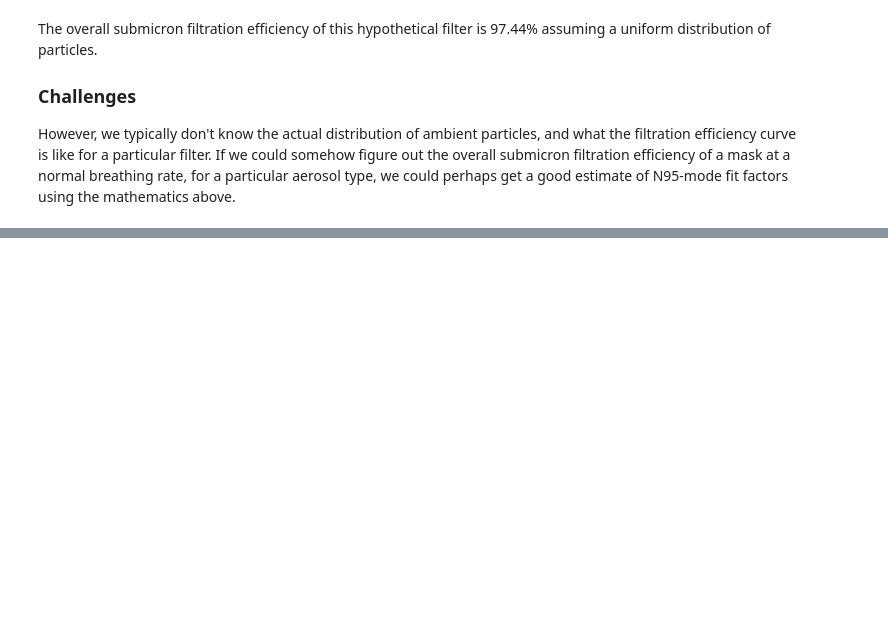
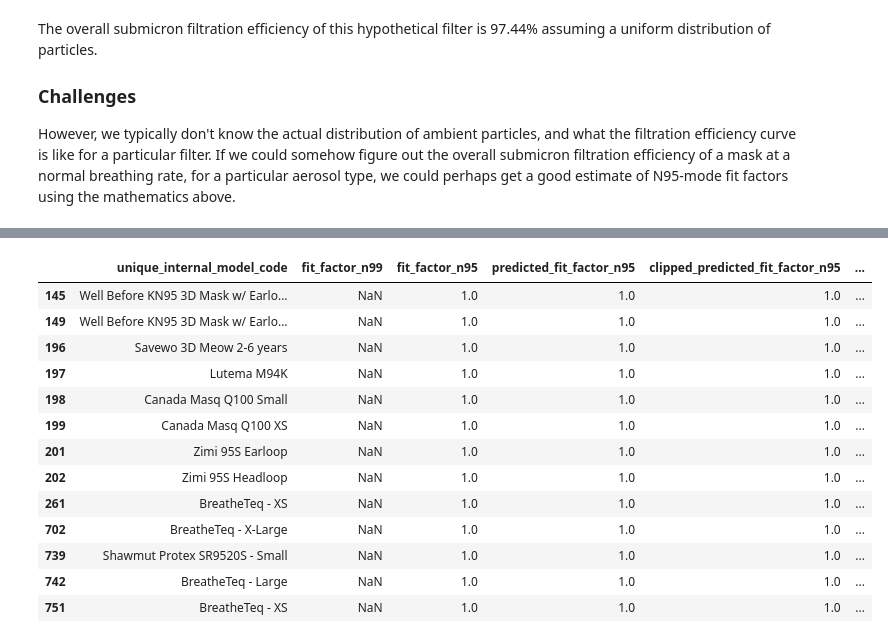
Before and after one commit to Edderic/breathesafe, a Jupyter notebook: python/mask_recommender/notebooks/inferring-n95-mode-fit-factors.ipynb, the cells around one changed output, grey strips where cells are left out. Cells and saved outputs as stored; diff of their text form; code cells hidden in the pictures; blank space fills up the shorter version.

```diff
--- a/python/mask_recommender/notebooks/inferring-n95-mode-fit-factors.ipynb
+++ b/python/mask_recommender/notebooks/inferring-n95-mode-fit-factors.ipynb
@@ -529,0 +586,34 @@ However, we typically don't know the actual distribution of ambient particles, a
+# %%
+fit_tests = pd.read_csv(f'../data/sql_imports/{date}-fit_tests.csv')
+# %%
+fit_tests = preprocess_fit_tests(fit_tests)
+# %%
+fit_tests_with_mask_info = \
+    fit_tests.merge(masks[['unique_internal_model_code', 'filtration_efficiencies', 'breathability', 'id']], left_on='mask_id', right_on='id', suffixes=('_fit_test', '_mask'))
+
+fit_tests_with_mask_info = fit_tests_with_mask_info[
+    fit_tests_with_mask_info['first_name'] == 'Edderic'
+]
+# %%
+too_big_or_too_small_masks = fit_tests_with_mask_info[
+    (fit_tests_with_mask_info['first_name'] == 'Edderic') &
+    (fit_tests_with_mask_info['too_small_or_big'].isin(["Too small", "Too big"]))
+]
+# %%
+not_good_fit_df = assume_ff_1_since_no_fit(too_big_or_too_small_masks)
+not_good_fit_df
+# %% [output]
+|  | unique_internal_model_code | fit_factor_n99 | fit_factor_n95 | predicted_fit_factor_n95 | clipped_predicted_fit_factor_n95 | ... |
+| 145 | Well Before KN95 3D Mask w/ Earlo... | NaN | 1.0 | 1.0 | 1.0 | ... |
+| 149 | Well Before KN95 3D Mask w/ Earlo... | NaN | 1.0 | 1.0 | 1.0 | ... |
+| 196 | Savewo 3D Meow 2-6 years | NaN | 1.0 | 1.0 | 1.0 | ... |
+| 197 | Lutema M94K | NaN | 1.0 | 1.0 | 1.0 | ... |
+| 198 | Canada Masq Q100 Small | NaN | 1.0 | 1.0 | 1.0 | ... |
+| 199 | Canada Masq Q100 XS | NaN | 1.0 | 1.0 | 1.0 | ... |
+| 201 | Zimi 95S Earloop | NaN | 1.0 | 1.0 | 1.0 | ... |
+| 202 | Zimi 95S Headloop | NaN | 1.0 | 1.0 | 1.0 | ... |
+| 261 | BreatheTeq - XS | NaN | 1.0 | 1.0 | 1.0 | ... |
+| 702 | BreatheTeq - X-Large | NaN | 1.0 | 1.0 | 1.0 | ... |
+| 739 | Shawmut Protex SR9520S - Small | NaN | 1.0 | 1.0 | 1.0 | ... |
+| 742 | BreatheTeq - Large | NaN | 1.0 | 1.0 | 1.0 | ... |
+| 751 | BreatheTeq - XS | NaN | 1.0 | 1.0 | 1.0 | ... |
```
Also changed, not shown: parts of 21 cells of this notebook, 2 other files.
